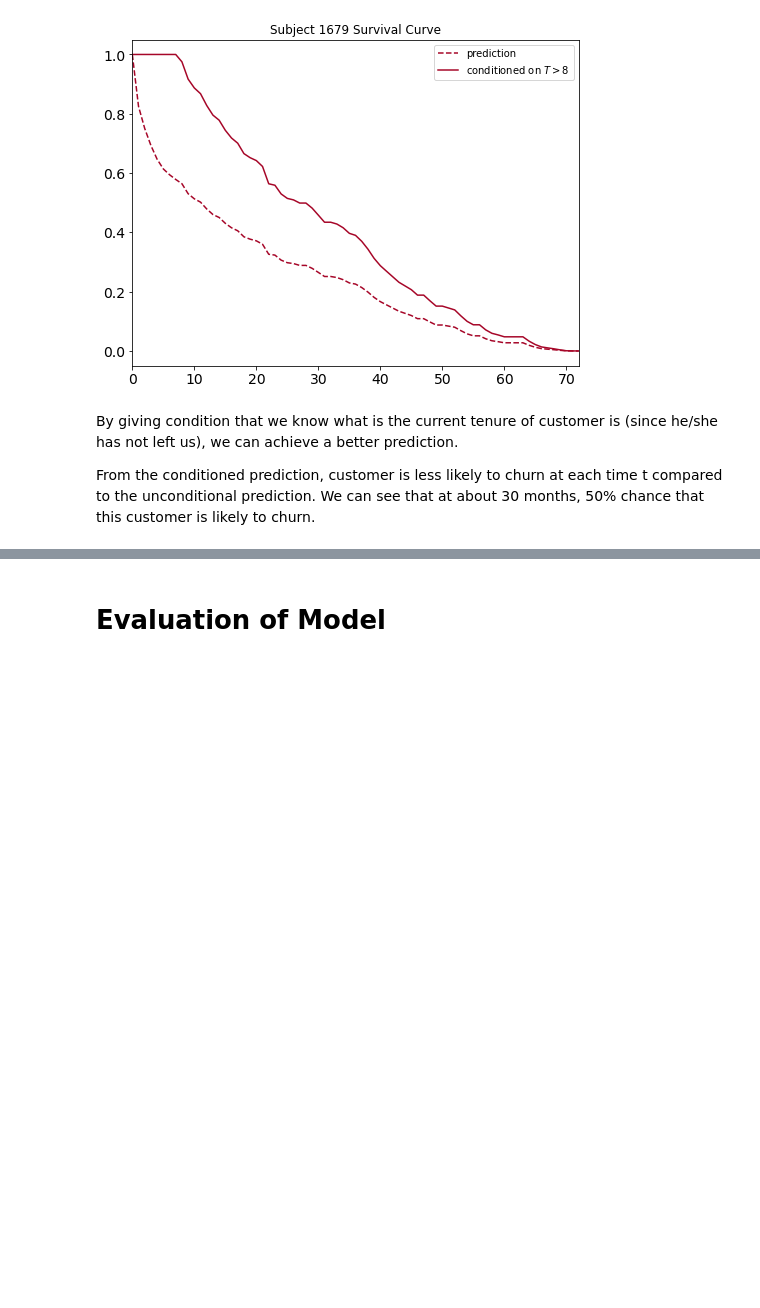
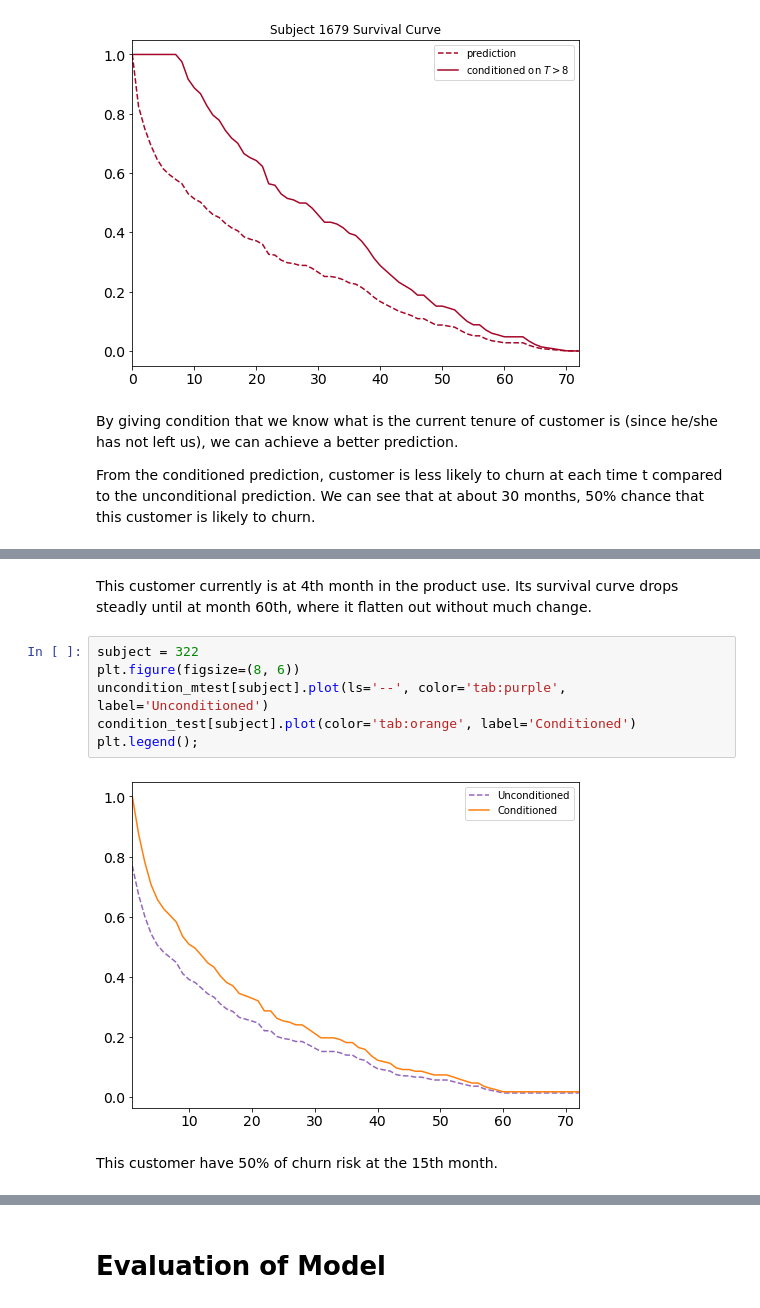
Before and after one commit to AilingLiu/Survival_analysis, a Jupyter notebook: Use_Survival_analysis_to_Estimate_Customer_Churn_Rate.ipynb, the cells around one changed output, grey strips where cells are left out. Cells and saved outputs as stored; diff of their text form; blank space fills up the shorter version.

```diff
--- a/Use_Survival_analysis_to_Estimate_Customer_Churn_Rate.ipynb
+++ b/Use_Survival_analysis_to_Estimate_Customer_Churn_Rate.ipynb
@@ -430,0 +585,12 @@ From the conditioned prediction, customer is less likely to churn at each time t
+# %% [markdown]
+This customer currently is at 4th month in the product use. Its survival curve drops steadly until at month 60th, where it flatten out without much change.
+# %%
+subject = 322
+plt.figure(figsize=(8, 6))
+uncondition_mtest[subject].plot(ls='--', color='tab:purple', label='Unconditioned')
+condition_test[subject].plot(color='tab:orange', label='Conditioned')
+plt.legend();
+# %% [output]
+[figure, added]
+# %% [markdown]
+This customer have 50% of churn risk at the 15th month.
```
Also changed, not shown: parts of 18 cells of this notebook.
